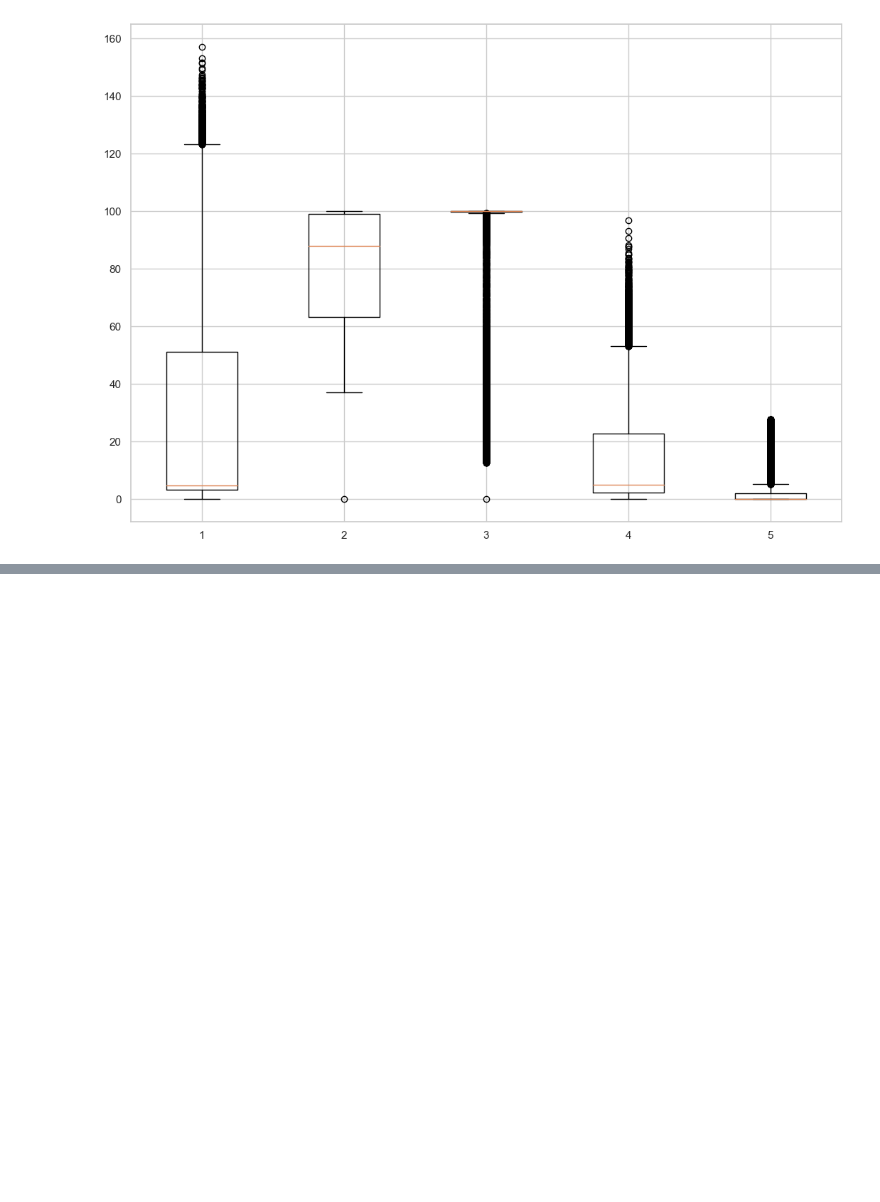
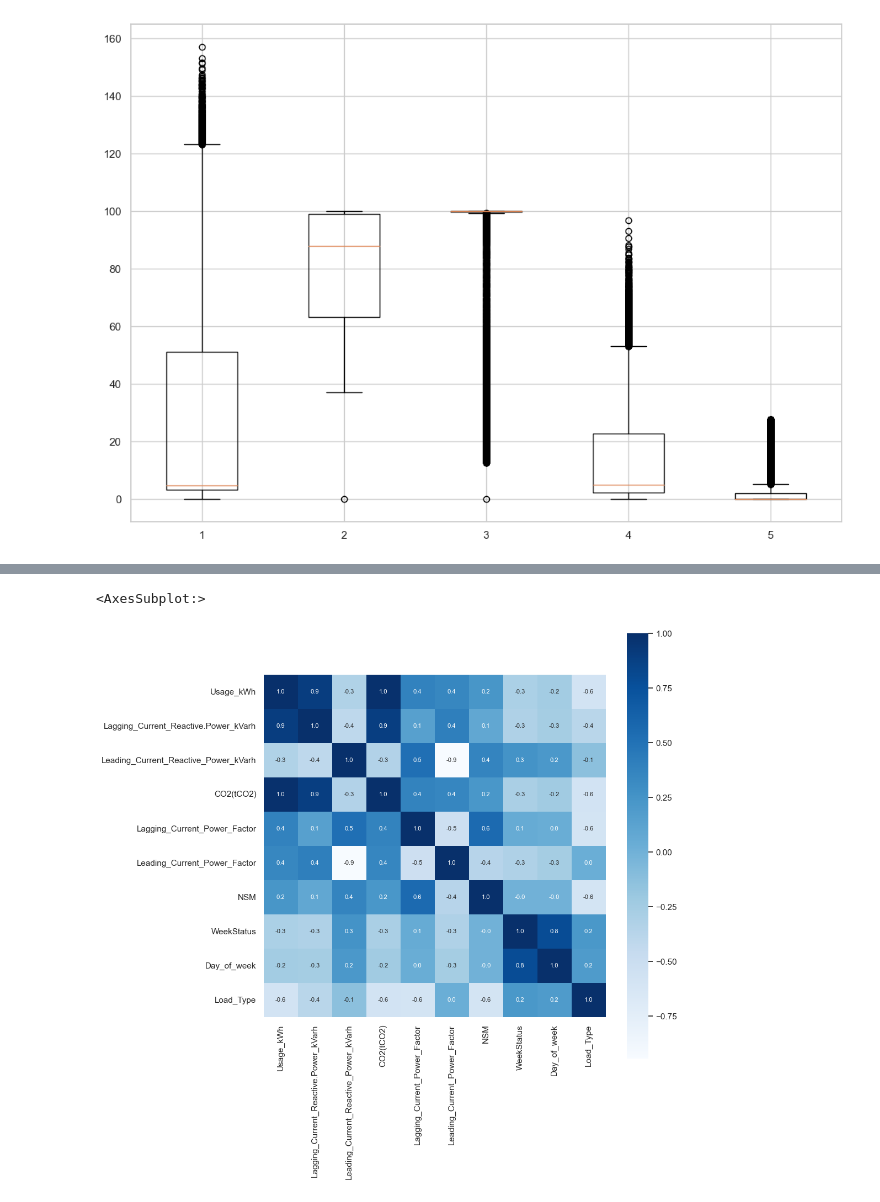
Before and after one commit to tea561/ML, a Jupyter notebook: Projekat1/proj1.ipynb, the cells around one changed output, grey strips where cells are left out. Drawn from its saved outputs; the diff is of its cells as text; code cells hidden in the pictures; blank space fills up the shorter version.

```diff
--- a/Projekat1/proj1.ipynb
+++ b/Projekat1/proj1.ipynb
@@ -236,0 +245,13 @@ ax.boxplot([data['Usage_kWh'], data['Lagging_Current_Power_Factor'], data['Leadi
+# %%
+one_hot = LabelBinarizer()
+
+encoded_weekstatus = one_hot.fit_transform(data['WeekStatus'])
+data['WeekStatus'] = one_hot.fit_transform(data['WeekStatus'])
+print(one_hot.classes_)
+print(encoded_weekstatus)
+
+encoded_load_type = one_hot.fit_transform(data['Load_Type'])
+data['Load_Type'] = one_hot.fit_transform(data['Load_Type'])
+
+print(one_hot.classes_)
+encoded_load_type
@@ -236,0 +277,14 @@ ax.boxplot([data['Usage_kWh'], data['Lagging_Current_Power_Factor'], data['Leadi
+# %%
+scale_mapper = {"Monday": 1,
+                "Tuesday": 2,
+                "Wednesday": 3,
+                "Thursday": 4,
+                "Friday": 5,
+                "Saturday": 6,
+                "Sunday": 7}
+
+encoded_day_of_week = data['Day_of_week'].replace(scale_mapper)
+data['Day_of_week'] = data['Day_of_week'].replace(scale_mapper)
+
+print(data['Day_of_week'].value_counts())
+#encoded_day_of_week.value_counts()
@@ -236,0 +367,7 @@ ax.boxplot([data['Usage_kWh'], data['Lagging_Current_Power_Factor'], data['Leadi
+# %%
+correlation = data.corr()
+plt.figure(figsize=(10,10))
+sns.heatmap(correlation, cbar=True, square=True, fmt='.1f', annot=True, annot_kws={'size':8}, cmap='Blues')
+# %% [output]
+<AxesSubplot:>
+[figure, added]
```
Also changed, not shown: parts of 15 cells of this notebook.
